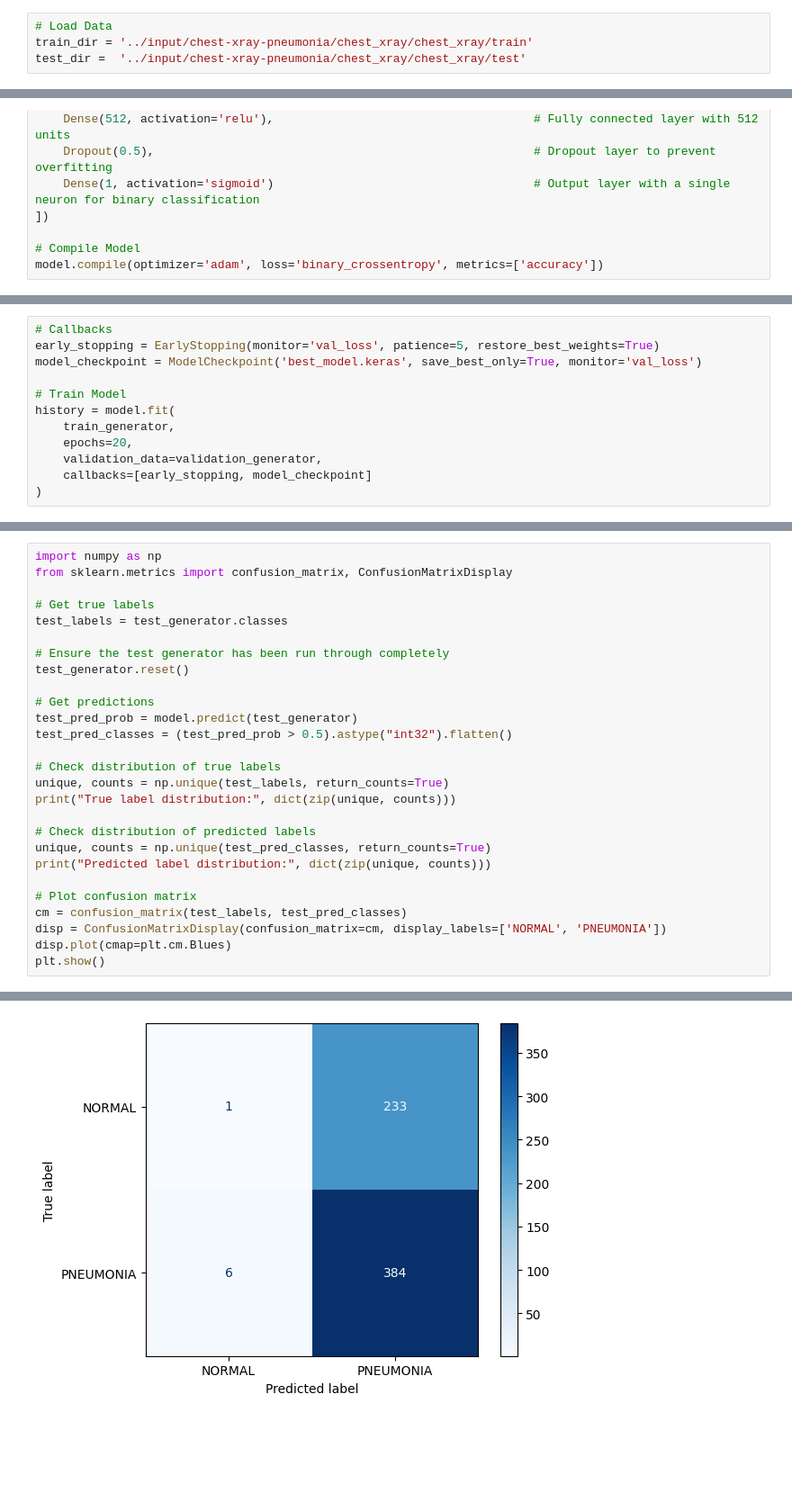
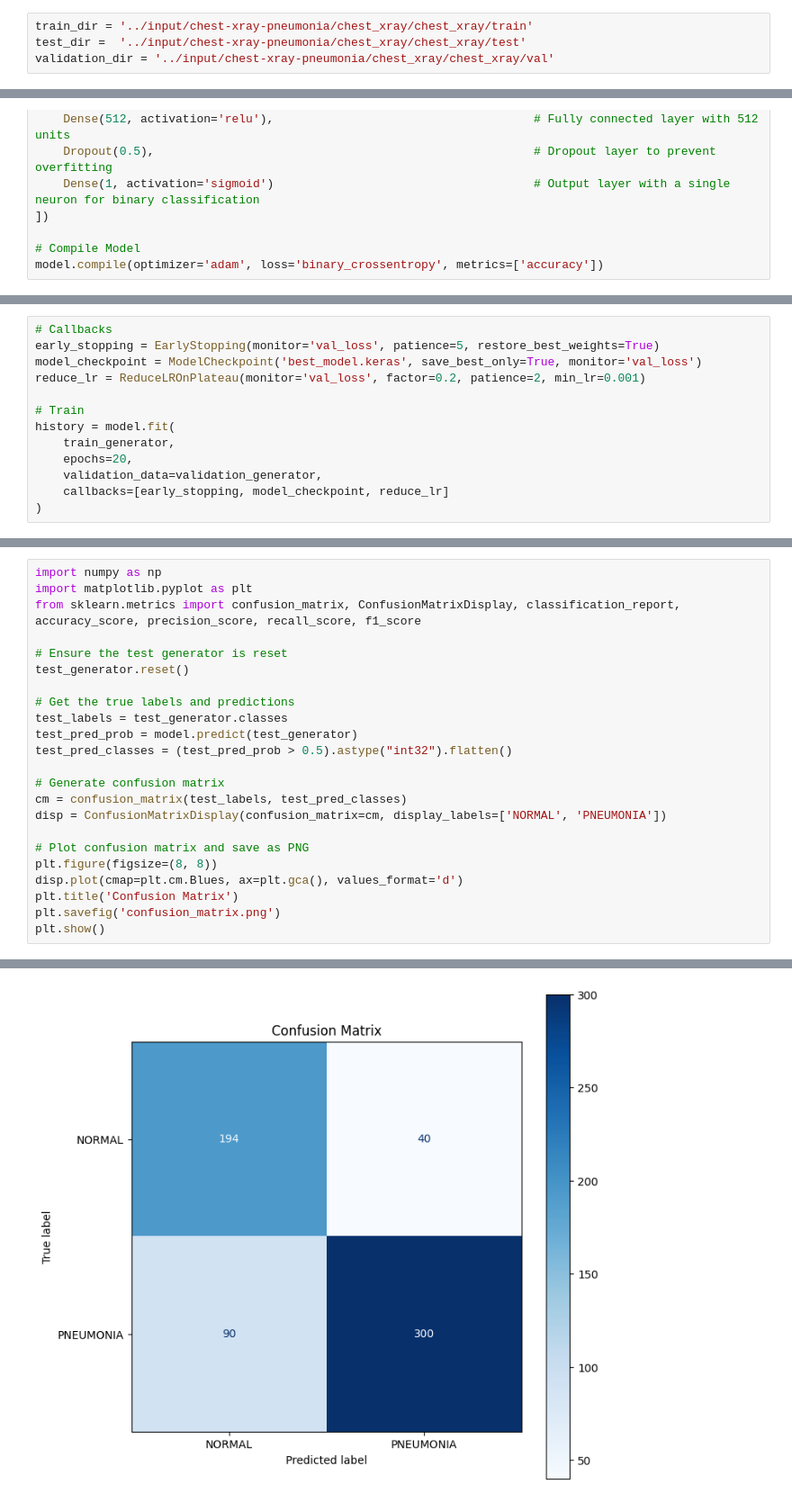
Before and after one commit to CodeByGirum/Chest-Xray-Pneumonia-Detection-Neural-Network-Model, a Jupyter notebook: xray-model.ipynb, the cells around one changed output, grey strips where cells are left out. Shown at 90% size. Cells and saved outputs as stored; diff of their text form; blank space fills up the shorter version.

Commit message:
Kaggle Notebook | Xray Model | Version 3

```diff
--- a/xray-model.ipynb
+++ b/xray-model.ipynb
@@ -27,4 +35,4 @@ test_datagen = ImageDataGenerator(rescale=1./255)
 # %%
-# Load Data
 train_dir = '../input/chest-xray-pneumonia/chest_xray/chest_xray/train'
 test_dir =  '../input/chest-xray-pneumonia/chest_xray/chest_xray/test'
+validation_dir = '../input/chest-xray-pneumonia/chest_xray/chest_xray/val'
@@ -102,13 +116,14 @@ model.compile(optimizer='adam', loss='binary_crossentropy', metrics=['accuracy']
 # Callbacks
 early_stopping = EarlyStopping(monitor='val_loss', patience=5, restore_best_weights=True)
 model_checkpoint = ModelCheckpoint('best_model.keras', save_best_only=True, monitor='val_loss')
+reduce_lr = ReduceLROnPlateau(monitor='val_loss', factor=0.2, patience=2, min_lr=0.001)
 
-# Train Model
+# Train
 history = model.fit(
     train_generator,
     epochs=20,
     validation_data=validation_generator,
-    callbacks=[early_stopping, model_checkpoint]
+    callbacks=[early_stopping, model_checkpoint, reduce_lr]
 )
 # %% [output]
 Epoch 1/20
@@ -238,28 +210,24 @@ plt.show()
 # %%
 import numpy as np
-from sklearn.metrics import confusion_matrix, ConfusionMatrixDisplay
+import matplotlib.pyplot as plt
+from sklearn.metrics import confusion_matrix, ConfusionMatrixDisplay, classification_report, accuracy_score, precision_score, recall_score, f1_score
 
-# Get true labels
-test_labels = test_generator.classes
-
-# Ensure the test generator has been run through completely
+# Ensure the test generator is reset
 test_generator.reset()
 
-# Get predictions
+# Get the true labels and predictions
+test_labels = test_generator.classes
 test_pred_prob = model.predict(test_generator)
 test_pred_classes = (test_pred_prob > 0.5).astype("int32").flatten()
 
-# Check distribution of true labels
-unique, counts = np.unique(test_labels, return_counts=True)
-print("True label distribution:", dict(zip(unique, counts)))
-
-# Check distribution of predicted labels
-unique, counts = np.unique(test_pred_classes, return_counts=True)
-print("Predicted label distribution:", dict(zip(unique, counts)))
-
-# Plot confusion matrix
+# Generate confusion matrix
 cm = confusion_matrix(test_labels, test_pred_classes)
 disp = ConfusionMatrixDisplay(confusion_matrix=cm, display_labels=['NORMAL', 'PNEUMONIA'])
-disp.plot(cmap=plt.cm.Blues)
+
+# Plot confusion matrix and save as PNG
+plt.figure(figsize=(8, 8))
+disp.plot(cmap=plt.cm.Blues, ax=plt.gca(), values_format='d')
+plt.title('Confusion Matrix')
+plt.savefig('confusion_matrix.png')
 plt.show()
 # %% [output]
@@ -269 +235 @@ Predicted label distribution: {0: 7, 1: 617}
-[figure, old version]
+[figure, new version]
```
Also changed, not shown: parts of 27 cells of this notebook.
